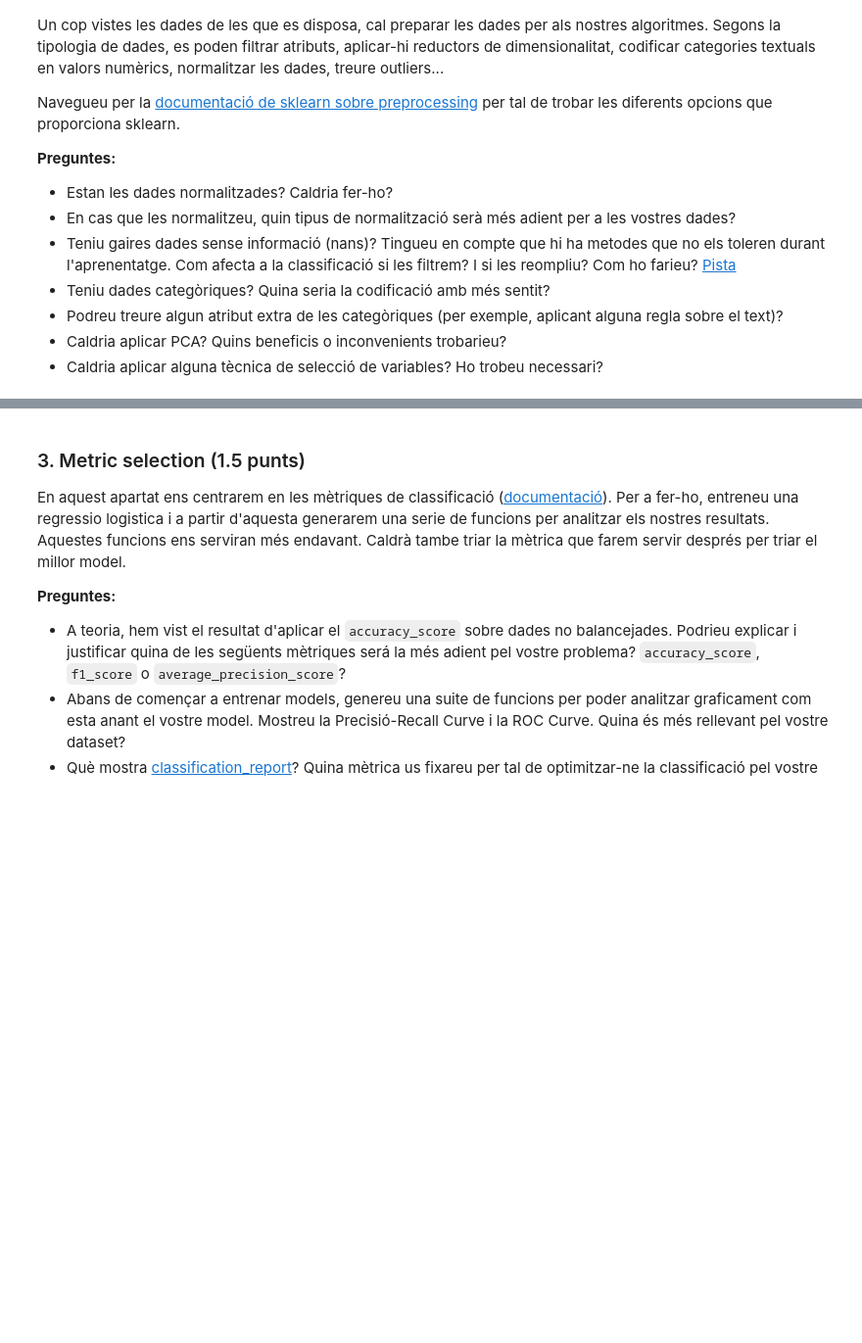
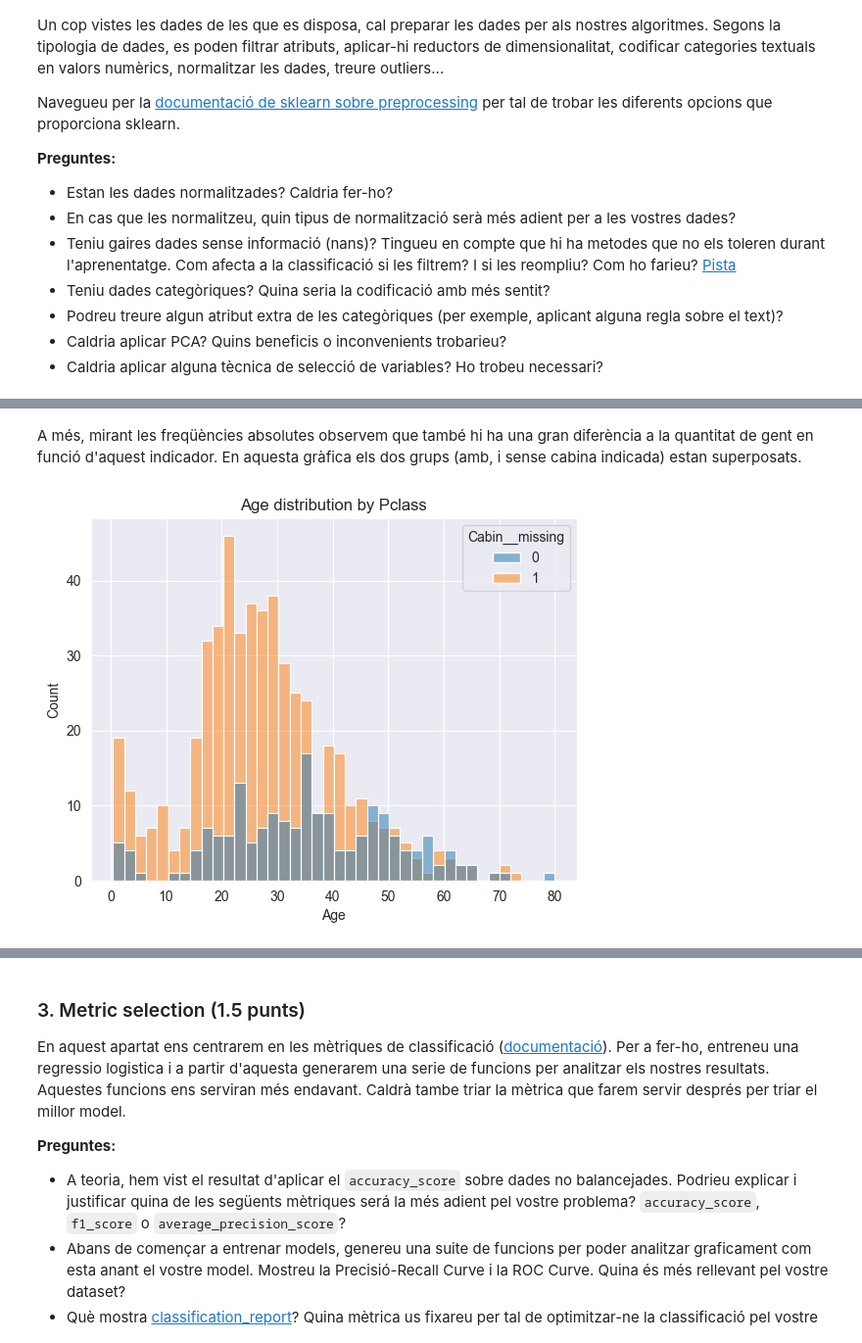
Before and after one commit to NatanSisoev/TitanicSurvival, a Jupyter notebook: practica.ipynb, the cells around one changed output, grey strips where cells are left out. Shown: that part at 98% size. Saved outputs shown, nothing was run; the diff lists cells and outputs as text; code cells hidden in the pictures; blank space fills up the shorter version.

```diff
--- a/practica.ipynb
+++ b/practica.ipynb
@@ -558,0 +481,16 @@ print("="*80)
+# %% [markdown]
+A més, mirant les freqüències absolutes observem que també hi ha una gran diferència a la quantitat de gent en funció d'aquest indicador. En aquesta gràfica els dos grups (amb, i sense cabina indicada) estan superposats.
+# %%
+sns.histplot(
+    data=indicate_missing_cabin_transformer.transform(df),
+    x="Age",
+    hue="Cabin__missing",
+    bins=40
+)
+
+plt.xlabel("Age")
+plt.ylabel("Count")
+plt.title("Age distribution by Pclass")
+plt.show()
+# %% [output]
+[figure, added]
```
Also changed, not shown: parts of 85 cells of this notebook, 1 other file.
